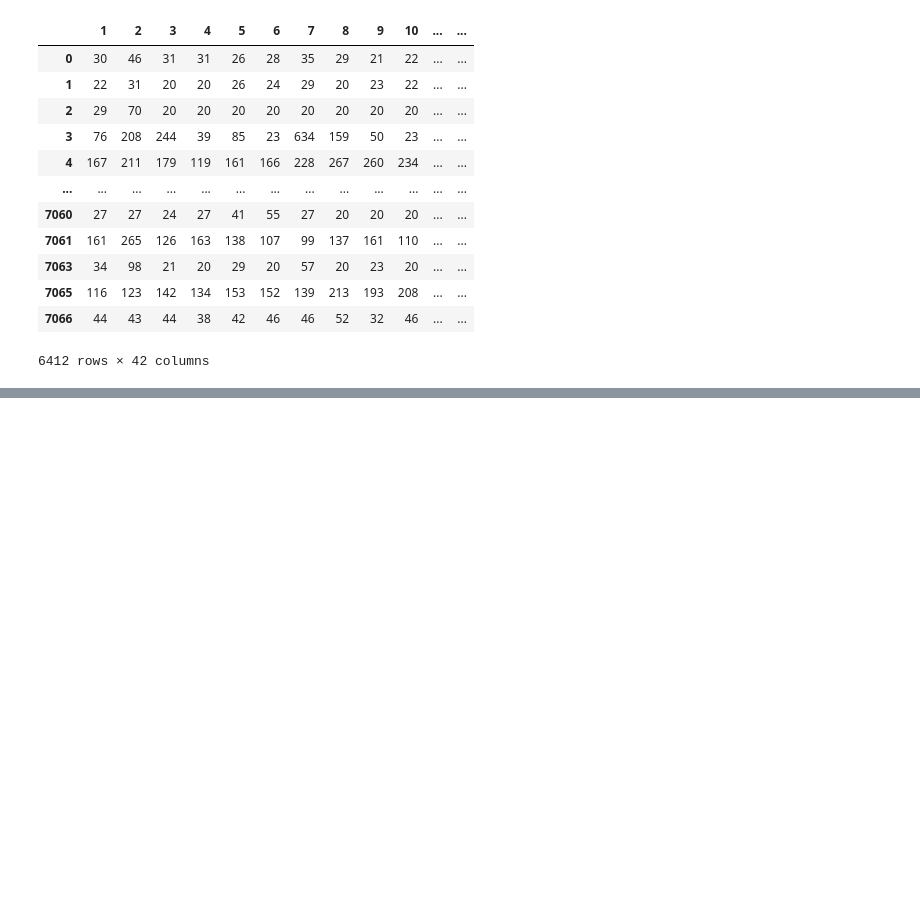
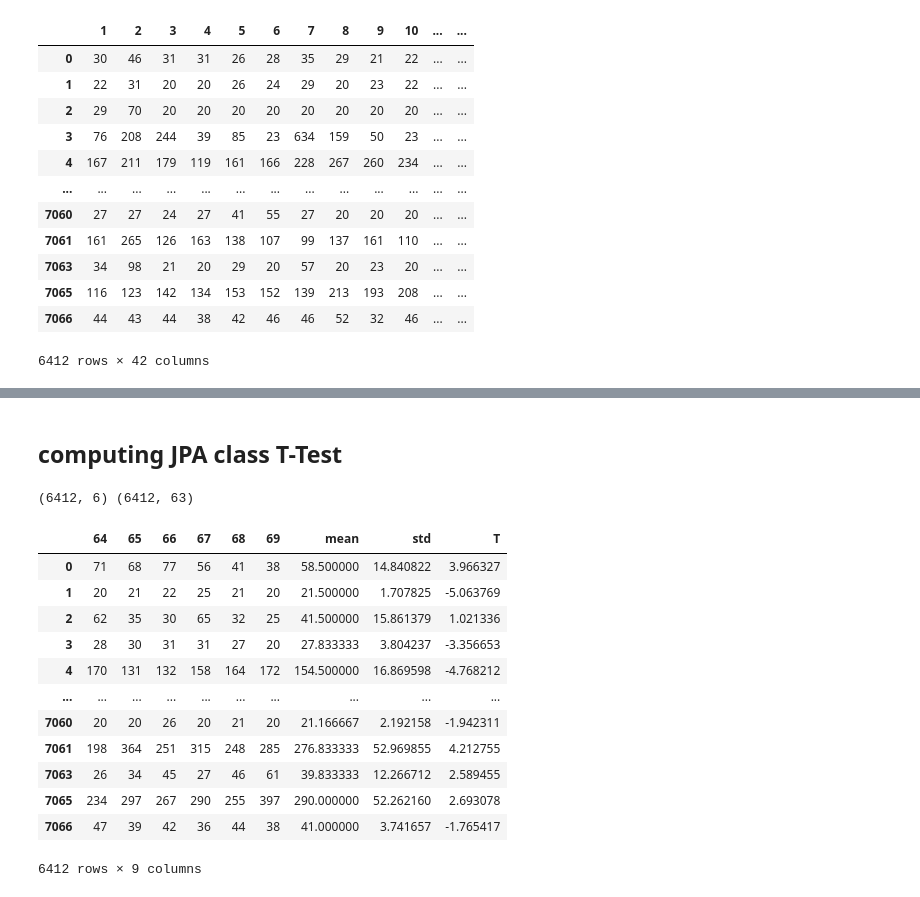
Before and after one commit to minaee/Data-Mining-Project-, a Jupyter notebook: test.ipynb, the cells around one changed output, grey strips where cells are left out. Cells and saved outputs as stored; diff of their text form; code cells hidden in the pictures; blank space fills up the shorter version.

```diff
--- a/test.ipynb
+++ b/test.ipynb
@@ -123,3 +297,48 @@ med
+# %% [markdown]
+## computing JPA class T-Test
+# %%
+
+jpa = train_data[ train_data.iloc[:, -1] == "JPA" ]
+jpa = jpa.T
+jpa.drop(jpa.index[-1], inplace=True)
+# jpa = jpa.T
+
+jpa_inverse = train_data[ train_data.iloc[:, -1] != "JPA"]
+jpa_inverse = jpa_inverse.T
+jpa_inverse.drop(jpa_inverse.index[-1], inplace=True)
+# jpa_inverse = jpa_inverse.T
+
+print(jpa.shape, jpa_inverse.shape)
+
+jpa["mean"] = jpa.mean(axis=1, skipna=True)
+jpa["std"] = jpa.std(axis=1, skipna=True)
+# print(jpa.head(3))
+
+jpa_inverse["mean"] = jpa_inverse.mean(axis=1, skipna=True)
+jpa_inverse["std"] = jpa_inverse.std(axis=1, skipna=True)
+# print(jpa_inverse.head(3))
+
+nume = jpa.loc[:,'mean'] - jpa_inverse.loc[:,'mean']
+deno = np.sqrt( jpa.loc[:,'std'].pow(2)/39  + jpa_inverse.loc[:,'std'].pow(2)/30)
+
+jpa.loc[:, 'T'] = nume / deno
+
+jpa
+# %% [output]
+(6412, 6) (6412, 63)
+|  | 64 | 65 | 66 | 67 | 68 | 69 | mean | std | T |
+| 0 | 71 | 68 | 77 | 56 | 41 | 38 | 58.500000 | 14.840822 | 3.966327 |
+| 1 | 20 | 21 | 22 | 25 | 21 | 20 | 21.500000 | 1.707825 | -5.063769 |
+| 2 | 62 | 35 | 30 | 65 | 32 | 25 | 41.500000 | 15.861379 | 1.021336 |
+| 3 | 28 | 30 | 31 | 31 | 27 | 20 | 27.833333 | 3.804237 | -3.356653 |
+| 4 | 170 | 131 | 132 | 158 | 164 | 172 | 154.500000 | 16.869598 | -4.768212 |
+| ... | ... | ... | ... | ... | ... | ... | ... | ... | ... |
+| 7060 | 20 | 20 | 26 | 20 | 21 | 20 | 21.166667 | 2.192158 | -1.942311 |
+| 7061 | 198 | 364 | 251 | 315 | 248 | 285 | 276.833333 | 52.969855 | 4.212755 |
+| 7063 | 26 | 34 | 45 | 27 | 46 | 61 | 39.833333 | 12.266712 | 2.589455 |
+| 7065 | 234 | 297 | 267 | 290 | 255 | 397 | 290.000000 | 52.262160 | 2.693078 |
+| 7066 | 47 | 39 | 42 | 36 | 44 | 38 | 41.000000 | 3.741657 | -1.765417 |
+6412 rows × 9 columns
 # %%
 # reading test data and Threshold it
 test_data = pd.read_csv('pp5i_test.gr.csv')
```
Also changed, not shown: parts of 9 cells of this notebook.
